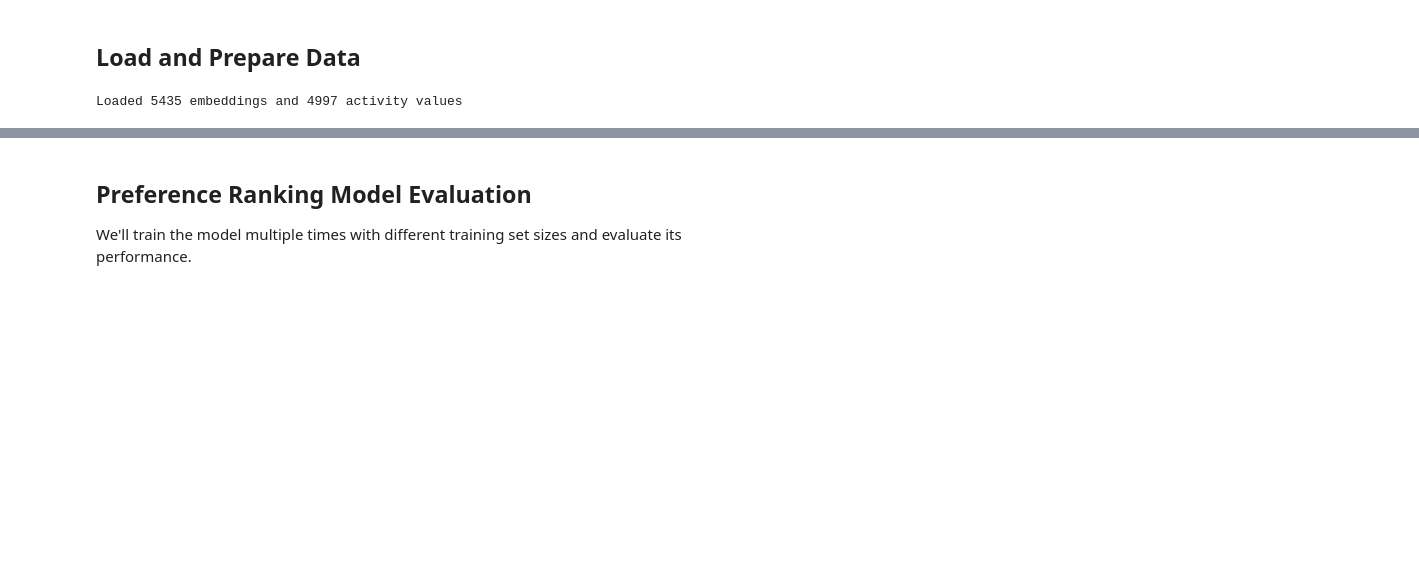
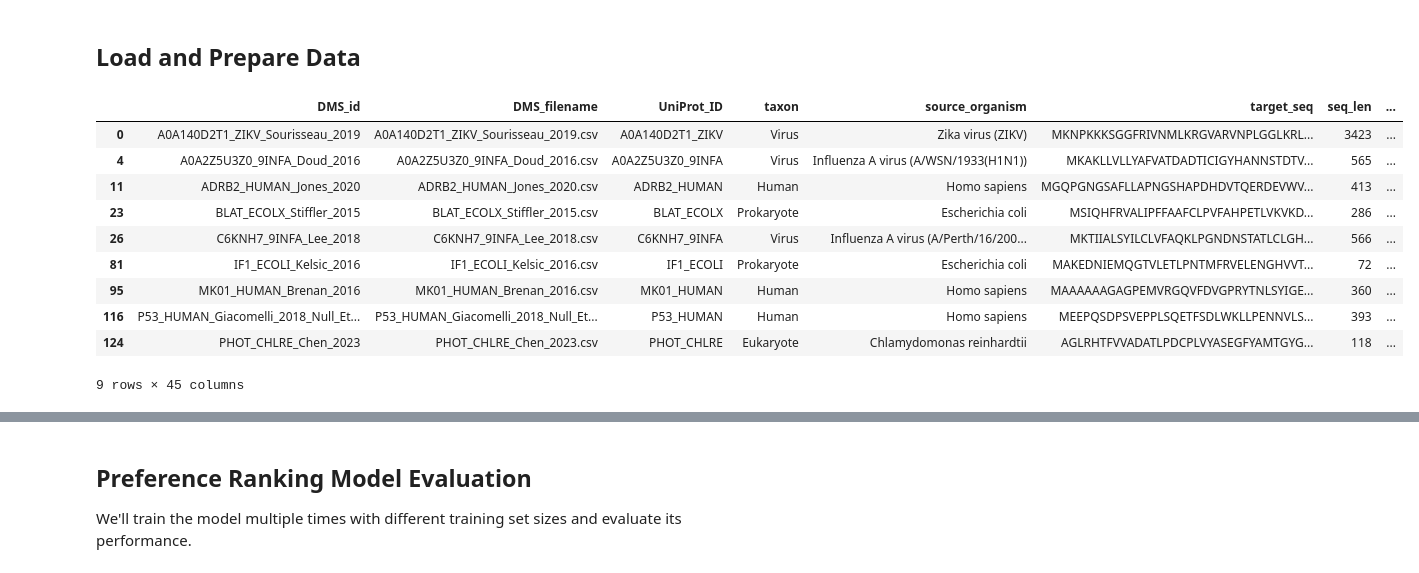
Before and after one commit to JBEI/foldy-internal, a Jupyter notebook: backend/src/notebooks/jacob/250312_preference_ranking_evaluation.ipynb, the cells around one changed output, grey strips where cells are left out. Cells and saved outputs as stored; diff of their text form; code cells hidden in the pictures; blank space fills up the shorter version.

```diff
--- a/backend/src/notebooks/jacob/250312_preference_ranking_evaluation.ipynb
+++ b/backend/src/notebooks/jacob/250312_preference_ranking_evaluation.ipynb
@@ -27,13 +45,2 @@ from app.helpers.preference_ranking import create_preference_model, BradleyTerry
 # %% [markdown]
 ## Load and Prepare Data
-# %%
-# Load the embeddings and activity data
-embeddings_path = 'notebooks/jacob/data/tem1_embeddings_007433_300m.csv'
-activity_path = 'notebooks/jacob/data/tem1_activity_fixed.csv'
-
-embeddings_df = pd.read_csv(embeddings_path)
-activity_df = pd.read_csv(activity_path)
-
-print(f"Loaded {len(embeddings_df)} embeddings and {len(activity_df)} activity values")
-# %% [output]
-Loaded 5435 embeddings and 4997 activity values
@@ -39,0 +49,18 @@ Loaded 5435 embeddings and 4997 activity values
+# %%
+EMBEDDING_MODEL_ID = '300m'
+NATURALNESS_MODEL_ID = '600m'
+
+available_datasets = get_available_proteingym_datasets(EMBEDDING_MODEL_ID, NATURALNESS_MODEL_ID)
+available_datasets
+# %% [output]
+|  | DMS_id | DMS_filename | UniProt_ID | taxon | source_organism | target_seq | seq_len | ... |
+| 0 | A0A140D2T1_ZIKV_Sourisseau_2019 | A0A140D2T1_ZIKV_Sourisseau_2019.csv | A0A140D2T1_ZIKV | Virus | Zika virus (ZIKV) | MKNPKKKSGGFRIVNMLKRGVARVNPLGGLKRL... | 3423 | ... |
+| 4 | A0A2Z5U3Z0_9INFA_Doud_2016 | A0A2Z5U3Z0_9INFA_Doud_2016.csv | A0A2Z5U3Z0_9INFA | Virus | Influenza A virus (A/WSN/1933(H1N1)) | MKAKLLVLLYAFVATDADTICIGYHANNSTDTV... | 565 | ... |
+| 11 | ADRB2_HUMAN_Jones_2020 | ADRB2_HUMAN_Jones_2020.csv | ADRB2_HUMAN | Human | Homo sapiens | MGQPGNGSAFLLAPNGSHAPDHDVTQERDEVWV... | 413 | ... |
+| 23 | BLAT_ECOLX_Stiffler_2015 | BLAT_ECOLX_Stiffler_2015.csv | BLAT_ECOLX | Prokaryote | Escherichia coli | MSIQHFRVALIPFFAAFCLPVFAHPETLVKVKD... | 286 | ... |
+| 26 | C6KNH7_9INFA_Lee_2018 | C6KNH7_9INFA_Lee_2018.csv | C6KNH7_9INFA | Virus | Influenza A virus (A/Perth/16/200... | MKTIIALSYILCLVFAQKLPGNDNSTATLCLGH... | 566 | ... |
+| 81 | IF1_ECOLI_Kelsic_2016 | IF1_ECOLI_Kelsic_2016.csv | IF1_ECOLI | Prokaryote | Escherichia coli | MAKEDNIEMQGTVLETLPNTMFRVELENGHVVT... | 72 | ... |
+| 95 | MK01_HUMAN_Brenan_2016 | MK01_HUMAN_Brenan_2016.csv | MK01_HUMAN | Human | Homo sapiens | MAAAAAAGAGPEMVRGQVFDVGPRYTNLSYIGE... | 360 | ... |
+| 116 | P53_HUMAN_Giacomelli_2018_Null_Et... | P53_HUMAN_Giacomelli_2018_Null_Et... | P53_HUMAN | Human | Homo sapiens | MEEPQSDPSVEPPLSQETFSDLWKLLPENNVLS... | 393 | ... |
+| 124 | PHOT_CHLRE_Chen_2023 | PHOT_CHLRE_Chen_2023.csv | PHOT_CHLRE | Eukaryote | Chlamydomonas reinhardtii | AGLRHTFVVADATLPDCPLVYASEGFYAMTGYG... | 118 | ... |
+9 rows × 45 columns
```
Also changed, not shown: parts of 15 cells of this notebook, 26 other files.
